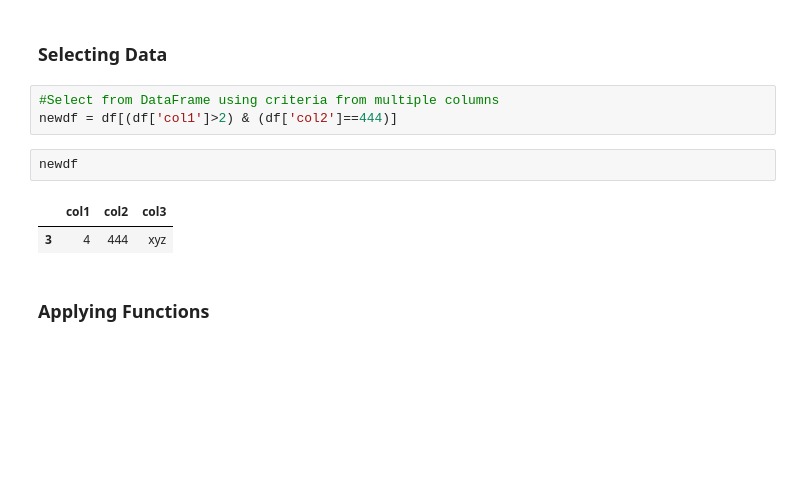
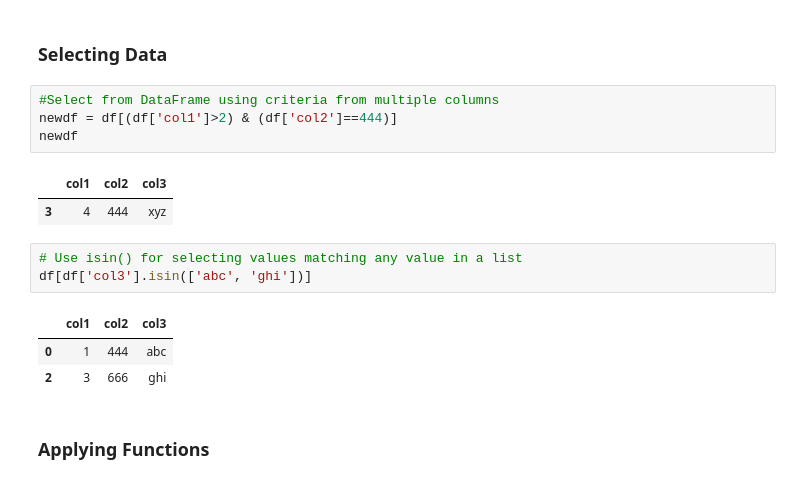
Before and after one commit to zahielbaz/applied-data-science, a Jupyter notebook: Pandas/06 Operations.ipynb, the cells around one changed output. Drawn from its saved outputs; the diff is of its cells as text; blank space fills up the shorter version.

```diff
--- a/Pandas/06 Operations.ipynb
+++ b/Pandas/06 Operations.ipynb
@@ -34,11 +34,17 @@ Name: col2, dtype: int64
 # %%
 #Select from DataFrame using criteria from multiple columns
 newdf = df[(df['col1']>2) & (df['col2']==444)]
+newdf
+# %% [output]
+|  | col1 | col2 | col3 |
+| 3 | 4 | 444 | xyz |
-# %%
-newdf
-# %% [output]
-|  | col1 | col2 | col3 |
-| 3 | 4 | 444 | xyz |
+# %%
+# Use isin() for selecting values matching any value in a list
+df[df['col3'].isin(['abc', 'ghi'])]
+# %% [output]
+|  | col1 | col2 | col3 |
+| 0 | 1 | 444 | abc |
+| 2 | 3 | 666 | ghi |
 # %% [markdown]
 ### Applying Functions
 # %%
```
Also changed, not shown: parts of 10 cells of this notebook, 2 other files.
